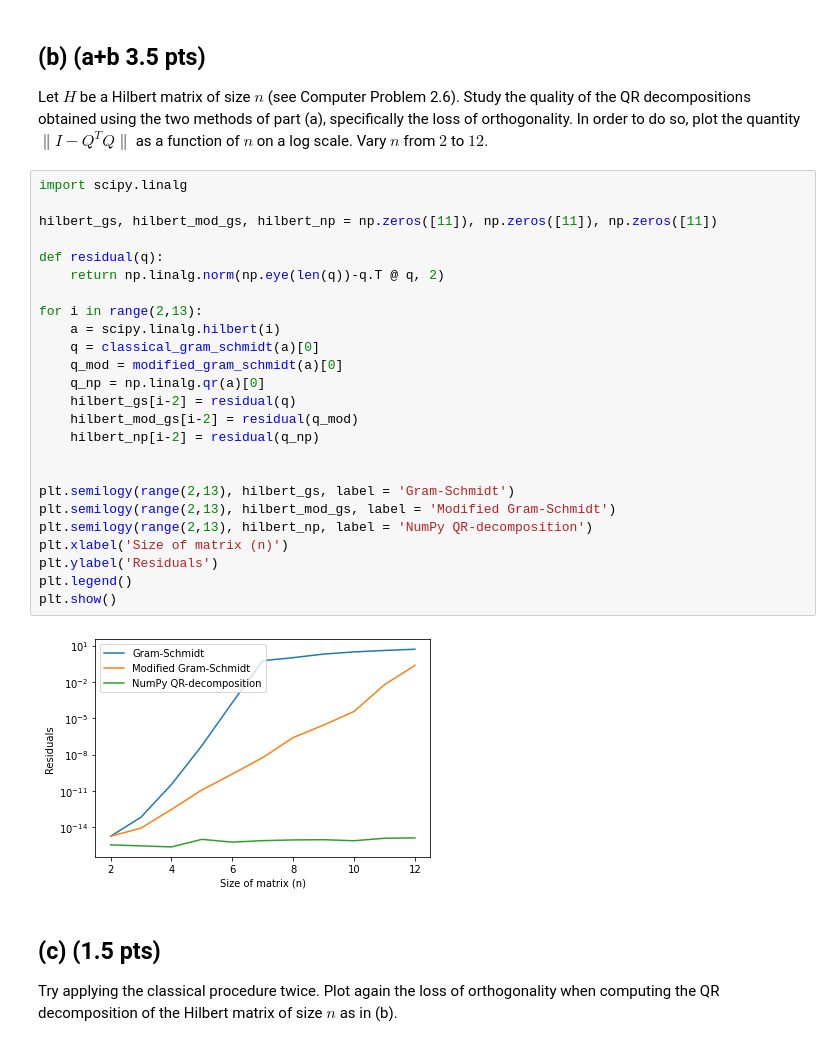
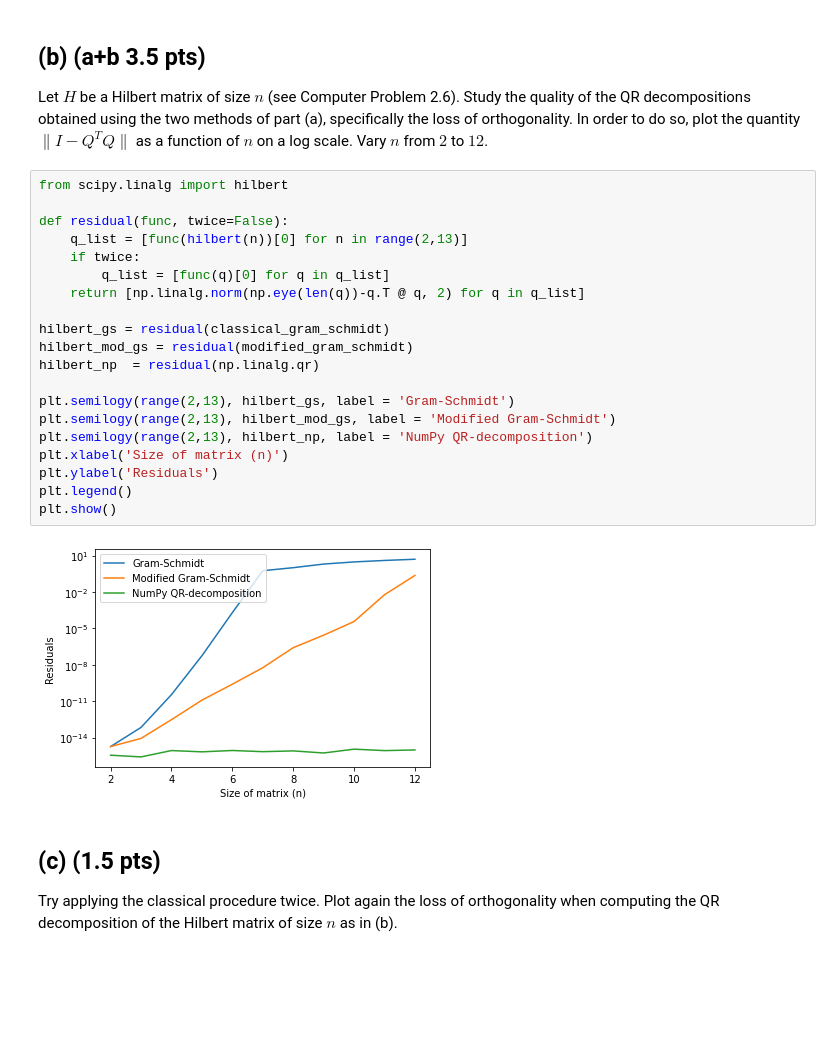
Before and after one commit to marcelvdla/NumAlg14, a Jupyter notebook: hw3_2022.ipynb, the cells around one changed output. Saved outputs shown, nothing was run; the diff lists cells and outputs as text; blank space fills up the shorter version.

```diff
--- a/hw3_2022.ipynb
+++ b/hw3_2022.ipynb
@@ -65,32 +67,27 @@ def modified_gram_schmidt(A):
 ## (b) (a+b 3.5 pts)
 Let $H$ be a Hilbert matrix of size $n$ (see Computer Problem 2.6). Study the quality of the QR decompositions obtained using the two methods of part (a), specifically the loss of orthogonality. In order to do so, plot the quantity $\| I - Q^T Q \|$ as a function of $n$ on a log scale. Vary $n$ from $2$ to $12$.
 # %%
-import scipy.linalg
+from scipy.linalg import hilbert
 
-hilbert_gs, hilbert_mod_gs, hilbert_np = np.zeros([11]), np.zeros([11]), np.zeros([11])
+def residual(func, twice=False):
+    q_list = [func(hilbert(n))[0] for n in range(2,13)]
+    if twice:
+        q_list = [func(q)[0] for q in q_list]
+    return [np.linalg.norm(np.eye(len(q))-q.T @ q, 2) for q in q_list]
 
-def residual(q):
-    return np.linalg.norm(np.eye(len(q))-q.T @ q, 2)
-
-for i in range(2,13):
-    a = scipy.linalg.hilbert(i)
-    q = classical_gram_schmidt(a)[0]
-    q_mod = modified_gram_schmidt(a)[0]
-    q_np = np.linalg.qr(a)[0]
-    hilbert_gs[i-2] = residual(q)
-    hilbert_mod_gs[i-2] = residual(q_mod)
-    hilbert_np[i-2] = residual(q_np)
-
+hilbert_gs = residual(classical_gram_schmidt)
+hilbert_mod_gs = residual(modified_gram_schmidt)
+hilbert_np  = residual(np.linalg.qr)
 
 plt.semilogy(range(2,13), hilbert_gs, label = 'Gram-Schmidt')
 plt.semilogy(range(2,13), hilbert_mod_gs, label = 'Modified Gram-Schmidt')
 plt.semilogy(range(2,13), hilbert_np, label = 'NumPy QR-decomposition')
 plt.xlabel('Size of matrix (n)')
 plt.ylabel('Residuals')
 plt.legend()
 plt.show()
 # %% [output]
-[figure, old version]
+[figure, new version]
 # %% [markdown]
 ## (c) (1.5 pts)
 Try applying the classical procedure twice. Plot again the loss of orthogonality when computing the QR decomposition of the Hilbert matrix of size $n$ as in (b).
```
Also changed, not shown: parts of 5 cells of this notebook.
